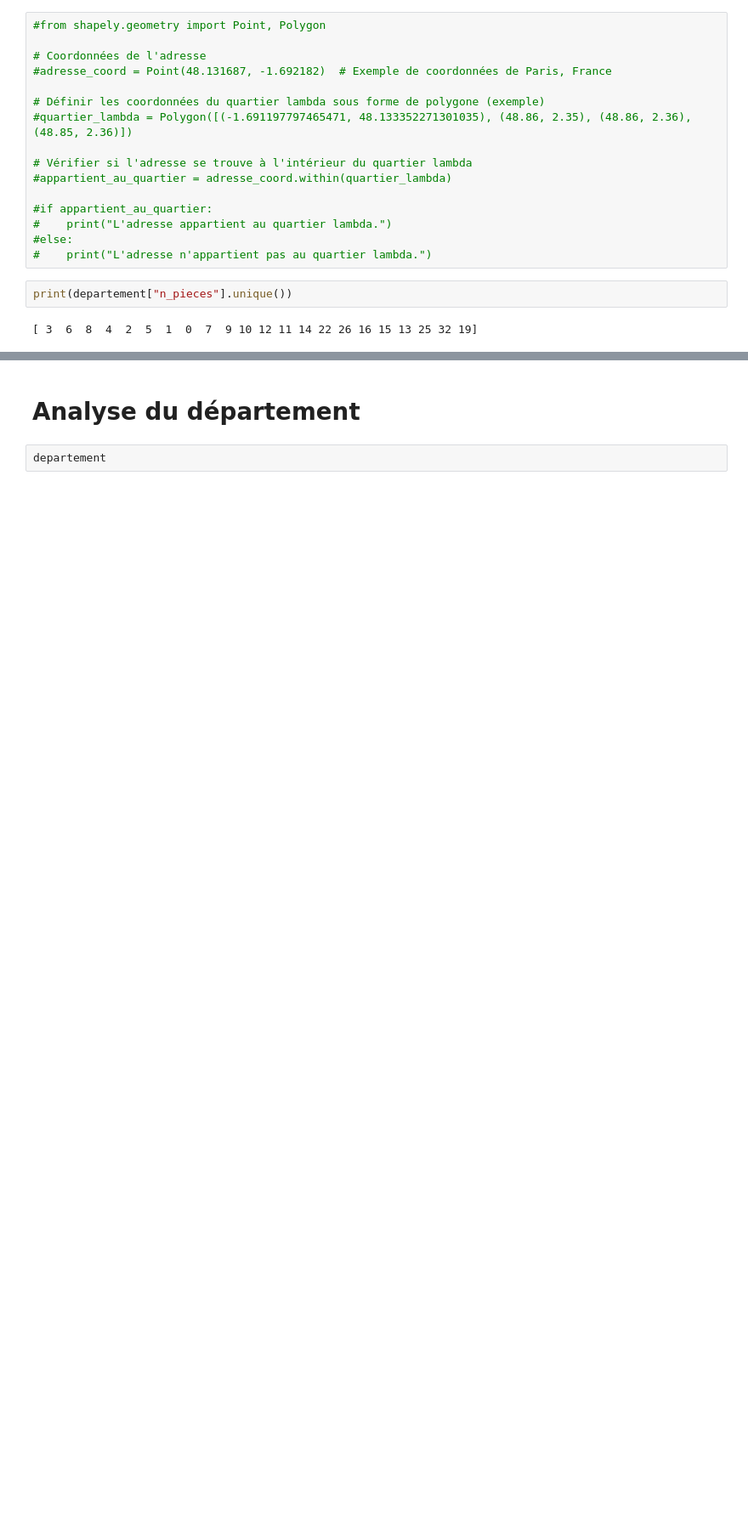
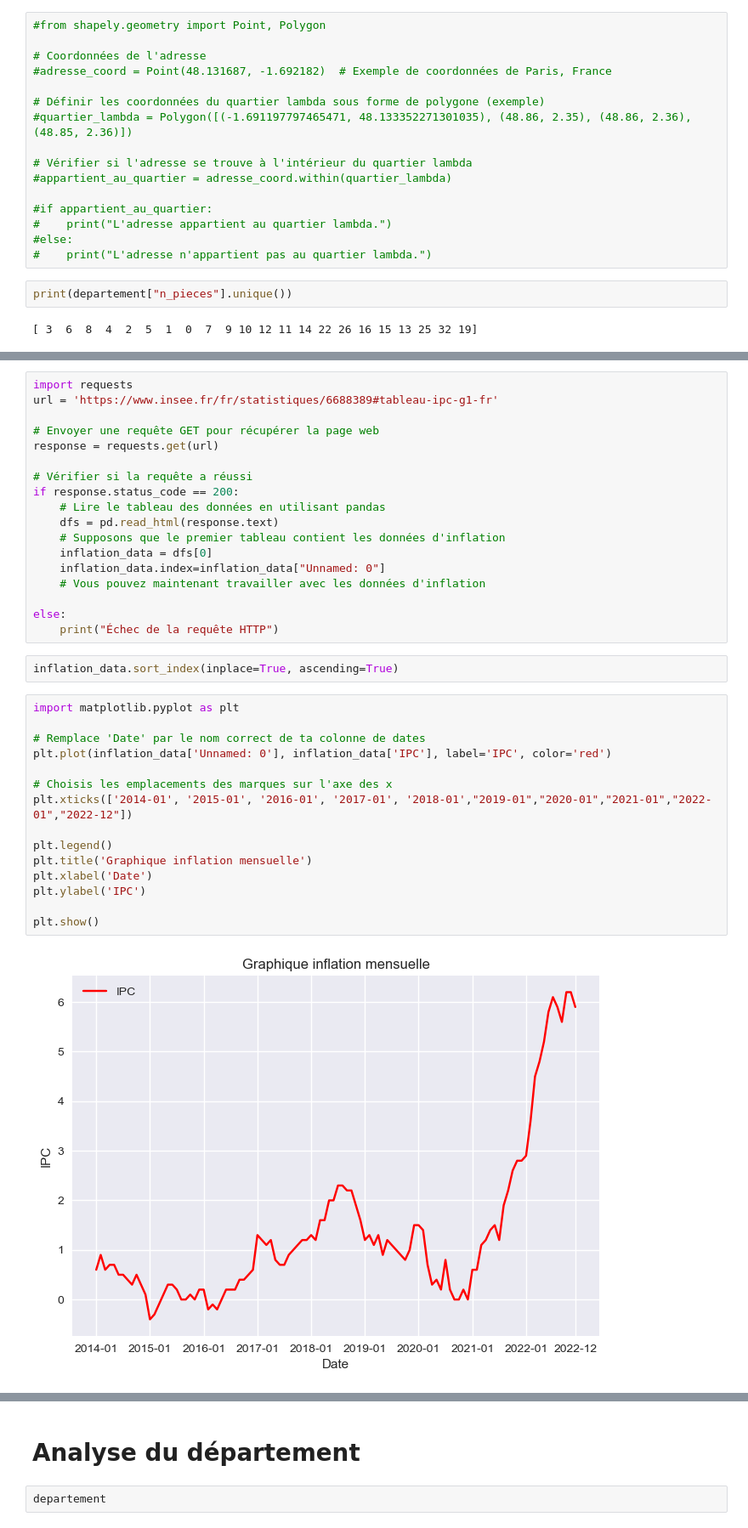
Before and after one commit to Kemriti/Bigdata, a Jupyter notebook: Paris.ipynb, the cells around one changed output, grey strips where cells are left out. Shown at 85% size. Saved outputs shown, nothing was run; the diff lists cells and outputs as text; blank space fills up the shorter version.

```diff
--- a/Paris.ipynb
+++ b/Paris.ipynb
@@ -150,0 +121,37 @@ print(departement["n_pieces"].unique())
+# %%
+import requests
+url = 'https://www.insee.fr/fr/statistiques/6688389#tableau-ipc-g1-fr'
+
+# Envoyer une requête GET pour récupérer la page web
+response = requests.get(url)
+
+# Vérifier si la requête a réussi
+if response.status_code == 200:
+    # Lire le tableau des données en utilisant pandas
+    dfs = pd.read_html(response.text)
+    # Supposons que le premier tableau contient les données d'inflation
+    inflation_data = dfs[0]
+    inflation_data.index=inflation_data["Unnamed: 0"]
+    # Vous pouvez maintenant travailler avec les données d'inflation
+
+else:
+    print("Échec de la requête HTTP")
+# %%
+inflation_data.sort_index(inplace=True, ascending=True)
+# %%
+import matplotlib.pyplot as plt
+
+# Remplace 'Date' par le nom correct de ta colonne de dates
+plt.plot(inflation_data['Unnamed: 0'], inflation_data['IPC'], label='IPC', color='red')
+
+# Choisis les emplacements des marques sur l'axe des x
+plt.xticks(['2014-01', '2015-01', '2016-01', '2017-01', '2018-01',"2019-01","2020-01","2021-01","2022-01","2022-12"])
+
+plt.legend()
+plt.title('Graphique inflation mensuelle')
+plt.xlabel('Date')
+plt.ylabel('IPC')
+
+plt.show()
+# %% [output]
+[figure, added]
```
Also changed, not shown: parts of 13 cells of this notebook.
